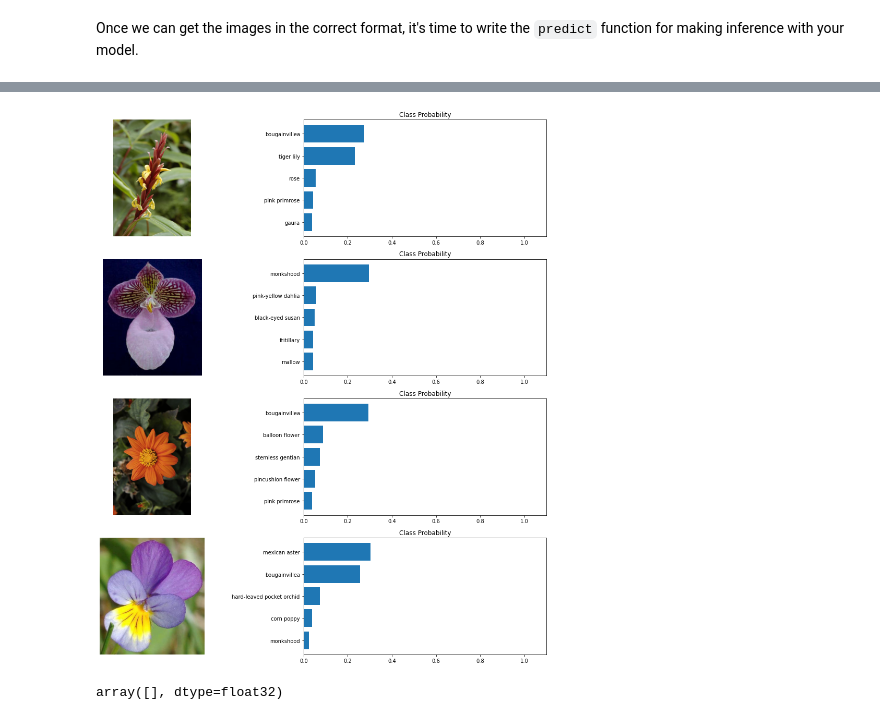
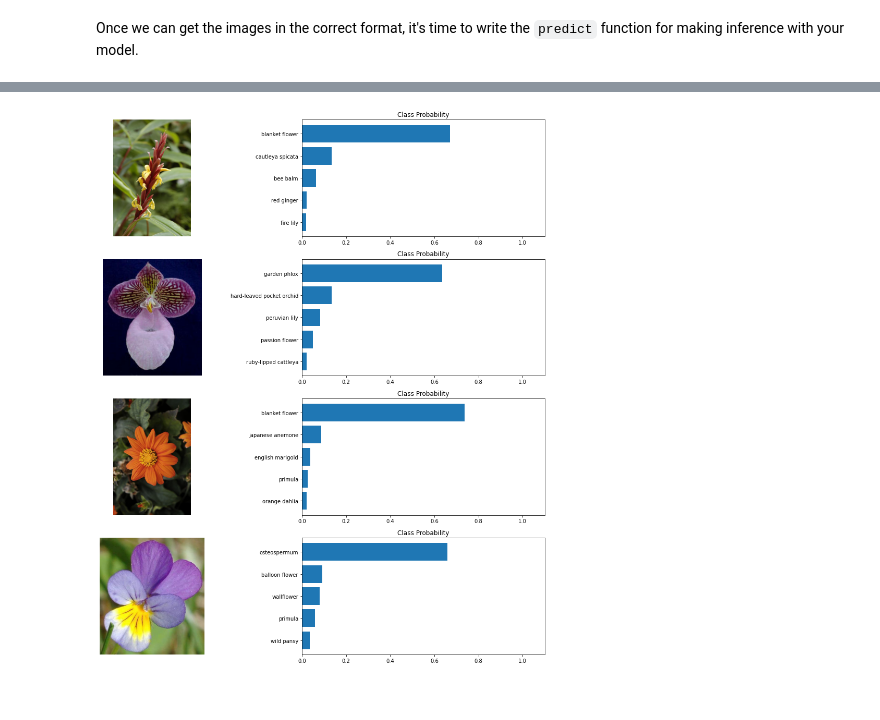
Before and after one commit to omarkhater/image_classifier-application, a Jupyter notebook: Copy_of_Project_Image_Classifier_Project.ipynb, the cells around one changed output, grey strips where cells are left out. Cells and saved outputs as stored; diff of their text form; code cells hidden in the pictures.

```diff
--- a/Copy_of_Project_Image_Classifier_Project.ipynb
+++ b/Copy_of_Project_Image_Classifier_Project.ipynb
@@ -181,10 +181,16 @@ _________________________________________________________________
 # %%
 # Plot the loss and accuracy values achieved during training for the training and validation set.
 model.compile(optimizer = 'adam', loss = 'sparse_categorical_crossentropy', metrics = ['accuracy'])
-EPOCHS = 10
+EPOCHS = 100
 if train:
     early_stopping = tf.keras.callbacks.EarlyStopping(monitor='val_loss', patience=5)
+    model_checkpoint_callback = tf.keras.callbacks.ModelCheckpoint(
+                                  filepath='BestClassifier.h5',
+                                  monitor='val_accuracy',
+                                  mode='max',
+                                  save_best_only=True)
     history = model.fit(training_batches,
                         epochs = EPOCHS,
-                        validation_data=validation_batches)
+                        validation_data=validation_batches,
+                        callbacks = model_checkpoint_callback)
 # %% [output]
@@ -322,7 +325,7 @@ def predict(image_path , model , top_k):
     all_probs =  model.predict(np.expand_dims(processed_test_image, axis = 0))
     all_classes = np.argsort(all_probs)
     probs = all_probs[:,all_classes[:,-top_k:]]
-    classes = all_classes[:,0:top_k]
+    classes = all_classes[:,-top_k:]
     return probs[0][0], classes[0]
 # %% [markdown]
 <a id = 'San'></a>
@@ -347,20 +350,16 @@ test_images = ['cautleya_spicata.jpg', 'hard-leaved_pocket_orchid.jpg', 'orange_
 # %%
 fig, ax = plt.subplots(figsize=(15,15), nrows = len(test_images), ncols=2)
 i = 0
 for imagepath in test_images:
     probs, classes = predict('/content/' + imagepath, model, 5 )
     ax[i][0].imshow(Image.open('/content/' + imagepath), cmap = plt.cm.binary)
     ax[i][0].axis('off')
-    ax[i][1].barh([class_names[str(i)] for i in classes], probs)
+    ax[i][1].barh([class_names[str(i+1)] for i in classes], probs)
     ax[i][1].set_aspect(0.1)
     ax[i][1].set_yticks(np.arange(5))
     ax[i][1].set_title('Class Probability')
     ax[i][1].set_xlim(0, 1.1)
     plt.tight_layout()
     i+= 1
 # %% [output]
-[figure, old version]
+[figure, new version]
-# %%
-probs
-# %% [output]
-array([], dtype=float32)
```
Also changed, not shown: parts of 3 cells of this notebook.
